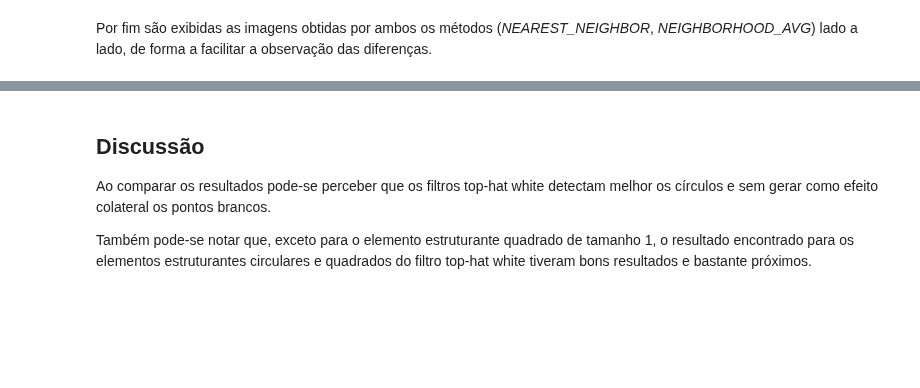
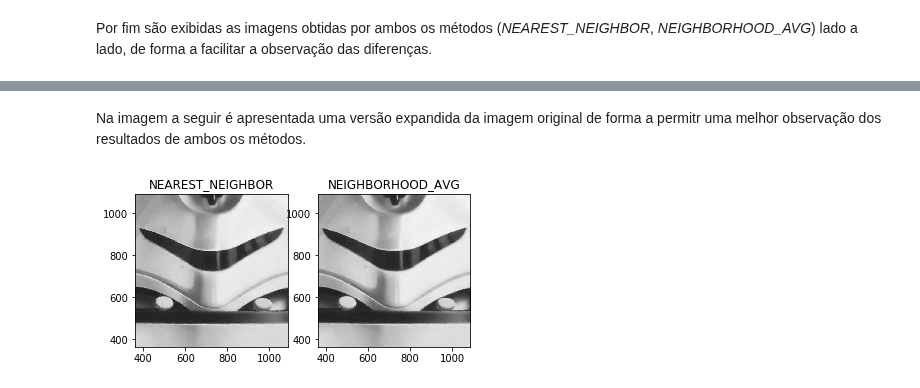
Before and after one commit to rodoufu/visaocomp, a Jupyter notebook: trabalho04/task04.ipynb, the cells around one changed output, grey strips where cells are left out. Cells and saved outputs as stored; diff of their text form; code cells hidden in the pictures; blank space fills up the shorter version.

```diff
--- a/trabalho04/task04.ipynb
+++ b/trabalho04/task04.ipynb
@@ -201,7 +201,4 @@ Criou-se uma enumeração _PointMethod_ apenas para diferenciar o método de cá
 # %%
-import platform
-print(platform.python_version())
-
 import cv2
 import numpy as np
 import matplotlib.pyplot as plt
@@ -278,8 +275,16 @@ def transformar_coordenadas(img, t, method=PointMethod.NEAREST_NEIGHBOR):
 	return resp
 
 
-def image_side_by_side(imgs, titles):
+def image_side_by_side(imgs, titles, x_zoom=None, y_zoom=None):
 	plt.subplot(121), plt.imshow(imgs[0], cmap='gray'), plt.title(titles[0])
+	if x_zoom:
+		plt.xlim(x_zoom[0], x_zoom[1])
+	if y_zoom:
+		plt.ylim(y_zoom[0], y_zoom[1])
 	plt.subplot(122), plt.imshow(imgs[1], cmap='gray'), plt.title(titles[1])
+	if x_zoom:
+		plt.xlim(x_zoom[0], x_zoom[1])
+	if y_zoom:
+		plt.ylim(y_zoom[0], y_zoom[1])
 	plt.show()
 # %% [output]
@@ -324,6 +334,8 @@ NameError: name 'image_side_by_side' is not defined
-# %% [markdown]
-## Discussão
-
-Ao comparar os resultados pode-se perceber que os filtros top-hat white detectam melhor os círculos e sem gerar como efeito colateral os pontos brancos.
-
-Também pode-se notar que, exceto para o elemento estruturante quadrado de tamanho 1, o resultado encontrado para os elementos estruturantes circulares e quadrados do filtro top-hat white tiveram bons resultados e bastante próximos.
+# %% [markdown]
+Na imagem a seguir é apresentada uma versão expandida da imagem original de forma a permitr uma melhor observação dos resultados de ambos os métodos.
+# %%
+image_side_by_side([resp, resp_avg], ['NEAREST_NEIGHBOR', 'NEIGHBORHOOD_AVG'],
+	[resp_avg.shape[0] / 4, 3 * resp_avg.shape[0] / 4],
+	[resp_avg.shape[1] / 4, 3 * resp_avg.shape[1] / 4])
+# %% [output]
+[figure, added]
```
Also changed, not shown: parts of 9 cells of this notebook, 2 other files.
